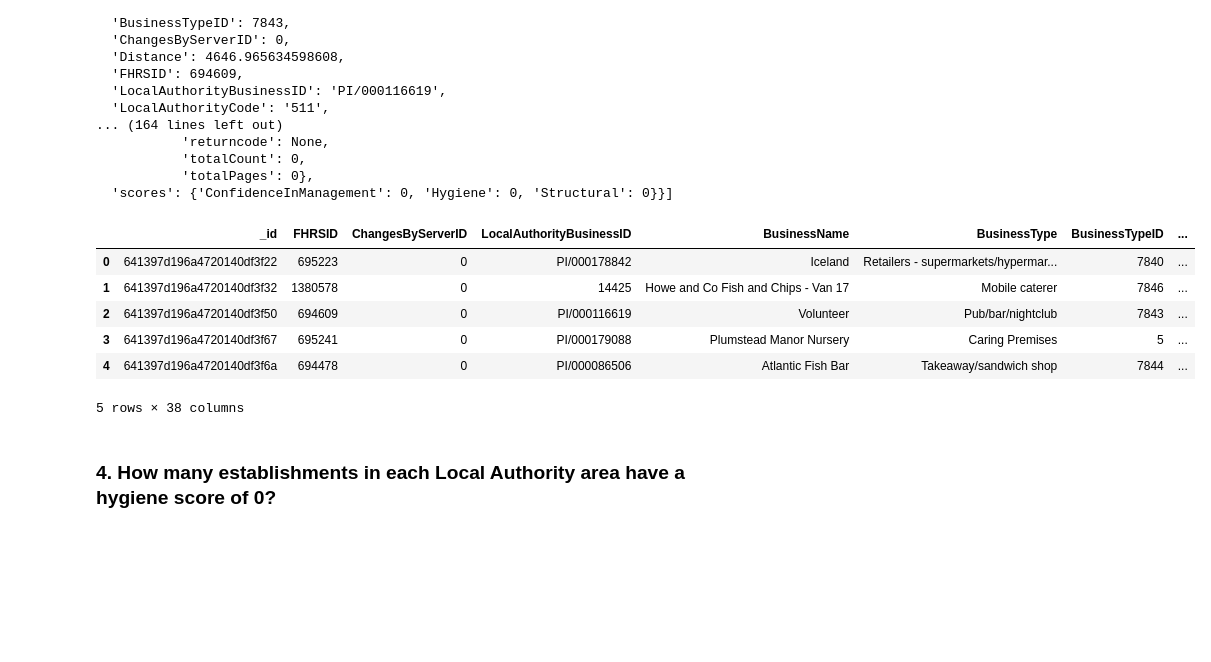
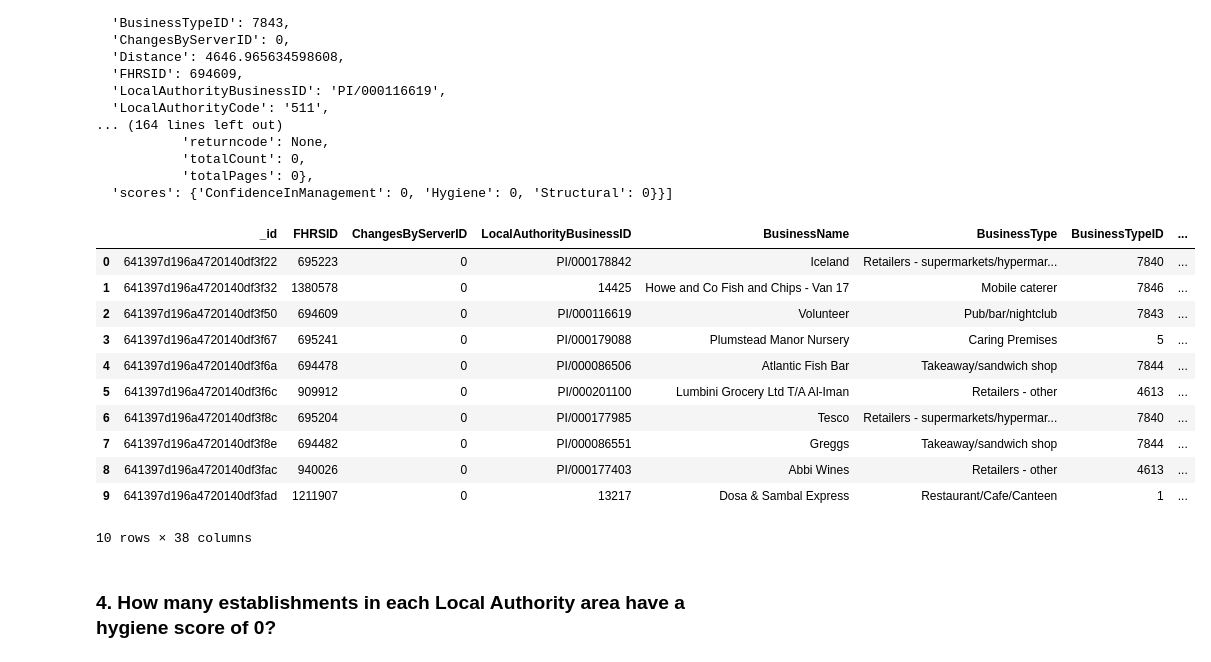
Before and after one commit to rhisehl/nosql-challenge, a Jupyter notebook: Analysis/NoSQL_analysis_starter.ipynb, the cells around one changed output. Saved outputs shown, nothing was run; the diff lists cells and outputs as text; code cells hidden in the pictures; blank space fills up the shorter version.

```diff
--- a/Analysis/NoSQL_analysis_starter.ipynb
+++ b/Analysis/NoSQL_analysis_starter.ipynb
@@ -172,16 +172,21 @@ pprint(results)
 # %%
 # Convert result to Pandas DataFrame
 full_results = establishments.find(query).sort(sort)
 local_df = pd.json_normalize(full_results)
-local_df.head()
+local_df.head(10)
 # %% [output]
 |  | _id | FHRSID | ChangesByServerID | LocalAuthorityBusinessID | BusinessName | BusinessType | BusinessTypeID | ... |
 | 0 | 641397d196a4720140df3f22 | 695223 | 0 | PI/000178842 | Iceland | Retailers - supermarkets/hypermar... | 7840 | ... |
 | 1 | 641397d196a4720140df3f32 | 1380578 | 0 | 14425 | Howe and Co Fish and Chips - Van 17 | Mobile caterer | 7846 | ... |
 | 2 | 641397d196a4720140df3f50 | 694609 | 0 | PI/000116619 | Volunteer | Pub/bar/nightclub | 7843 | ... |
 | 3 | 641397d196a4720140df3f67 | 695241 | 0 | PI/000179088 | Plumstead Manor Nursery | Caring Premises | 5 | ... |
 | 4 | 641397d196a4720140df3f6a | 694478 | 0 | PI/000086506 | Atlantic Fish Bar | Takeaway/sandwich shop | 7844 | ... |
+| 5 | 641397d196a4720140df3f6c | 909912 | 0 | PI/000201100 | Lumbini Grocery Ltd T/A Al-Iman | Retailers - other | 4613 | ... |
+| 6 | 641397d196a4720140df3f8c | 695204 | 0 | PI/000177985 | Tesco | Retailers - supermarkets/hypermar... | 7840 | ... |
+| 7 | 641397d196a4720140df3f8e | 694482 | 0 | PI/000086551 | Greggs | Takeaway/sandwich shop | 7844 | ... |
+| 8 | 641397d196a4720140df3fac | 940026 | 0 | PI/000177403 | Abbi Wines | Retailers - other | 4613 | ... |
+| 9 | 641397d196a4720140df3fad | 1211907 | 0 | 13217 | Dosa & Sambal Express | Restaurant/Cafe/Canteen | 1 | ... |
-5 rows × 38 columns
+10 rows × 38 columns
 # %% [markdown]
 ### 4. How many establishments in each Local Authority area have a hygiene score of 0?
 # %%
```
